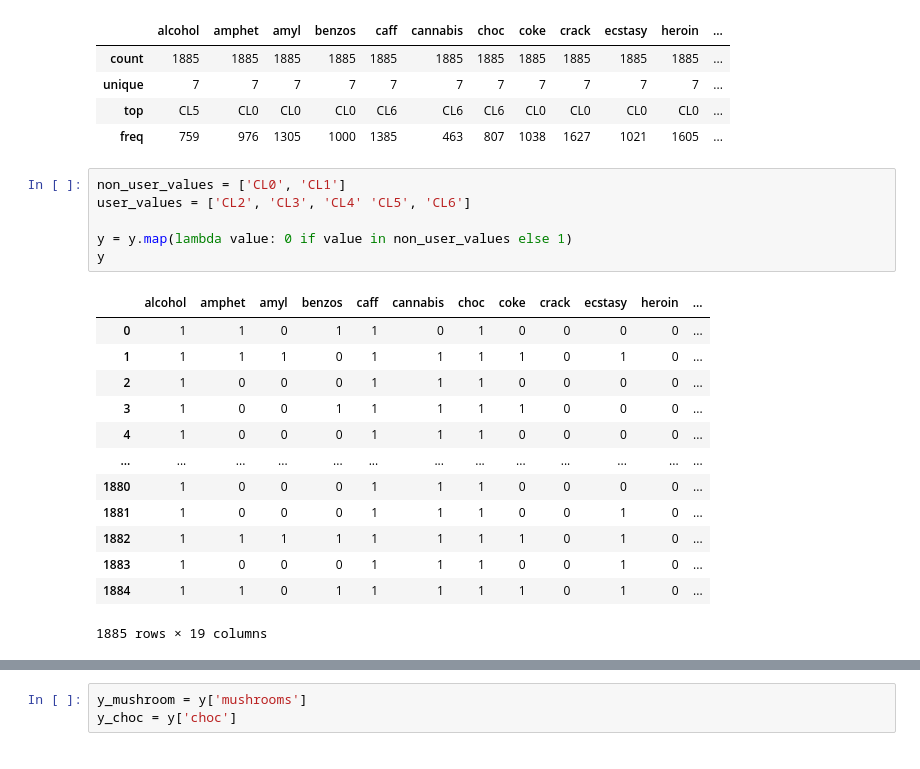
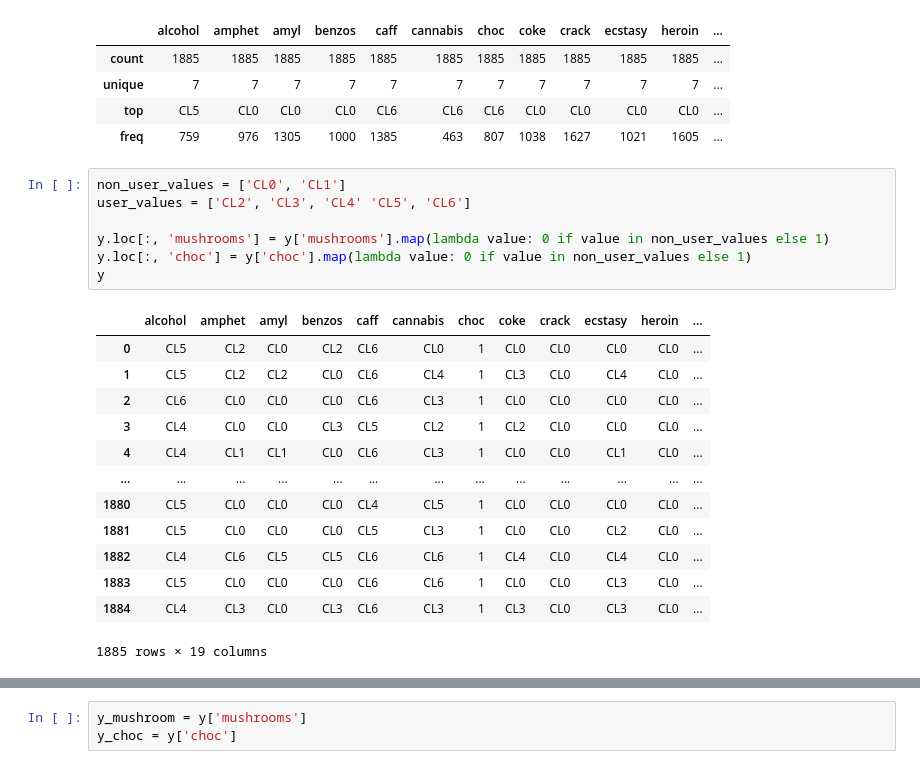
Before and after one commit to bianyuanop/CSI5155_2024F_Project, a Jupyter notebook: project.ipynb, the cells around one changed output, grey strips where cells are left out. Saved outputs shown, nothing was run; the diff lists cells and outputs as text.

```diff
--- a/project.ipynb
+++ b/project.ipynb
@@ -34,22 +36,23 @@ y.describe()
 # %%
 non_user_values = ['CL0', 'CL1']
 user_values = ['CL2', 'CL3', 'CL4' 'CL5', 'CL6']
 
-y = y.map(lambda value: 0 if value in non_user_values else 1)
+y.loc[:, 'mushrooms'] = y['mushrooms'].map(lambda value: 0 if value in non_user_values else 1)
+y.loc[:, 'choc'] = y['choc'].map(lambda value: 0 if value in non_user_values else 1)
 y
 # %% [output]
 |  | alcohol | amphet | amyl | benzos | caff | cannabis | choc | coke | crack | ecstasy | heroin | ... |
-| 0 | 1 | 1 | 0 | 1 | 1 | 0 | 1 | 0 | 0 | 0 | 0 | ... |
-| 1 | 1 | 1 | 1 | 0 | 1 | 1 | 1 | 1 | 0 | 1 | 0 | ... |
-| 2 | 1 | 0 | 0 | 0 | 1 | 1 | 1 | 0 | 0 | 0 | 0 | ... |
-| 3 | 1 | 0 | 0 | 1 | 1 | 1 | 1 | 1 | 0 | 0 | 0 | ... |
-| 4 | 1 | 0 | 0 | 0 | 1 | 1 | 1 | 0 | 0 | 0 | 0 | ... |
+| 0 | CL5 | CL2 | CL0 | CL2 | CL6 | CL0 | 1 | CL0 | CL0 | CL0 | CL0 | ... |
+| 1 | CL5 | CL2 | CL2 | CL0 | CL6 | CL4 | 1 | CL3 | CL0 | CL4 | CL0 | ... |
+| 2 | CL6 | CL0 | CL0 | CL0 | CL6 | CL3 | 1 | CL0 | CL0 | CL0 | CL0 | ... |
+| 3 | CL4 | CL0 | CL0 | CL3 | CL5 | CL2 | 1 | CL2 | CL0 | CL0 | CL0 | ... |
+| 4 | CL4 | CL1 | CL1 | CL0 | CL6 | CL3 | 1 | CL0 | CL0 | CL1 | CL0 | ... |
 | ... | ... | ... | ... | ... | ... | ... | ... | ... | ... | ... | ... | ... |
-| 1880 | 1 | 0 | 0 | 0 | 1 | 1 | 1 | 0 | 0 | 0 | 0 | ... |
-| 1881 | 1 | 0 | 0 | 0 | 1 | 1 | 1 | 0 | 0 | 1 | 0 | ... |
-| 1882 | 1 | 1 | 1 | 1 | 1 | 1 | 1 | 1 | 0 | 1 | 0 | ... |
-| 1883 | 1 | 0 | 0 | 0 | 1 | 1 | 1 | 0 | 0 | 1 | 0 | ... |
-| 1884 | 1 | 1 | 0 | 1 | 1 | 1 | 1 | 1 | 0 | 1 | 0 | ... |
+| 1880 | CL5 | CL0 | CL0 | CL0 | CL4 | CL5 | 1 | CL0 | CL0 | CL0 | CL0 | ... |
+| 1881 | CL5 | CL0 | CL0 | CL0 | CL5 | CL3 | 1 | CL0 | CL0 | CL2 | CL0 | ... |
+| 1882 | CL4 | CL6 | CL5 | CL5 | CL6 | CL6 | 1 | CL4 | CL0 | CL4 | CL0 | ... |
+| 1883 | CL5 | CL0 | CL0 | CL0 | CL6 | CL6 | 1 | CL0 | CL0 | CL3 | CL0 | ... |
+| 1884 | CL4 | CL3 | CL0 | CL3 | CL6 | CL3 | 1 | CL3 | CL0 | CL3 | CL0 | ... |
 1885 rows × 19 columns
 # %%
 y.describe()
```
Also changed, not shown: parts of 18 cells of this notebook, 4 other files.
